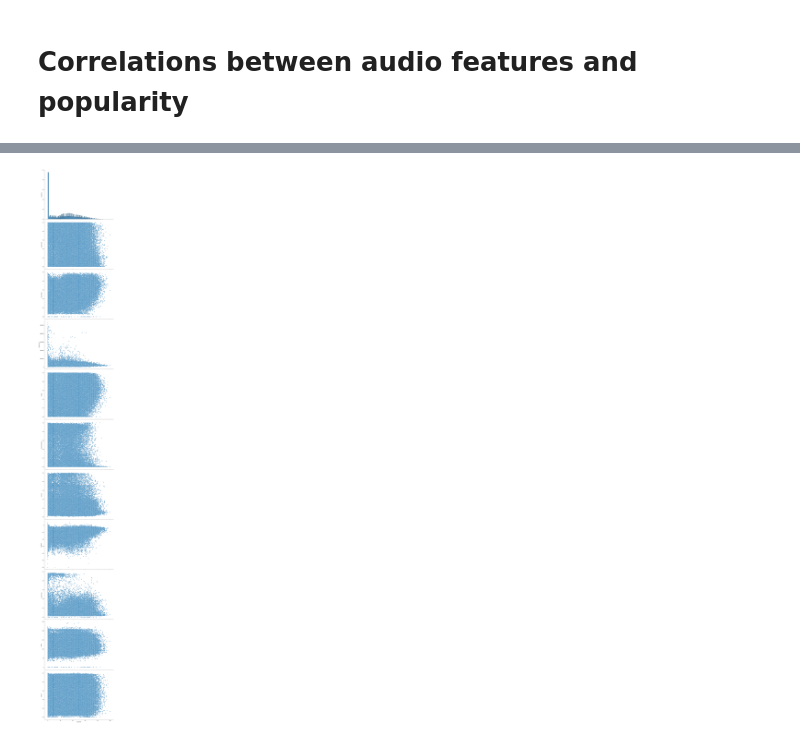
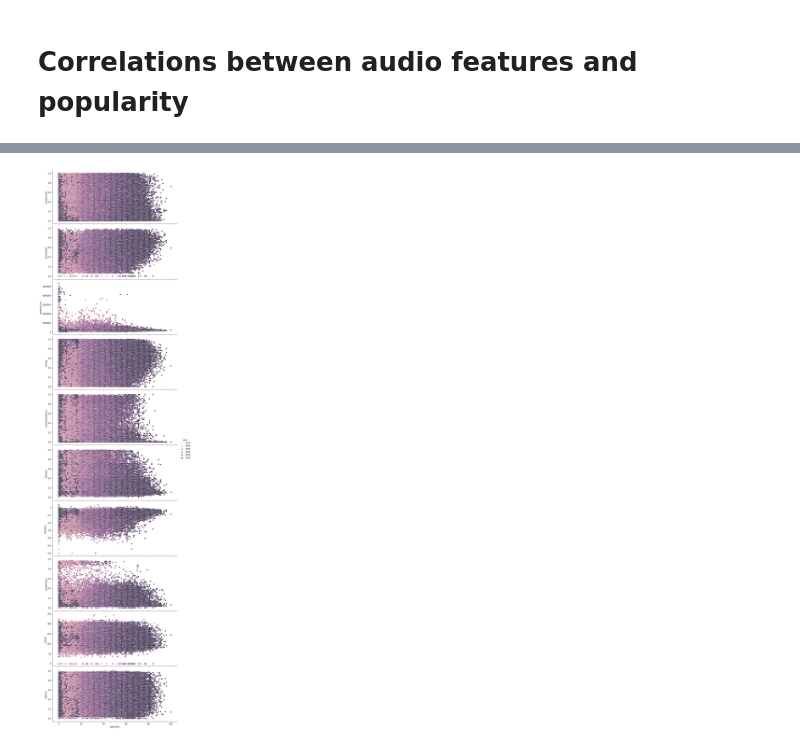
Before and after one commit to ztcnrh/Spotify-Music-Analysis, a Jupyter notebook: analysis/correlations_analysis.ipynb, the cells around one changed output, grey strips where cells are left out. Drawn from its saved outputs; the diff is of its cells as text; code cells hidden in the pictures.

Commit message:
Modifify code to bulk and beautify image output. Also add codes for a snapshot of all popualarity scatter plots AND add 'plt.savefig()' capabilities to save all .png outputs for presentation purposes.

```diff
--- a/analysis/correlations_analysis.ipynb
+++ b/analysis/correlations_analysis.ipynb
@@ -79,13 +82,11 @@ corr_matrix
 | valence | 0.063471 | -0.166968 | 0.536713 | -0.183199 | 0.326418 | -0.219188 | -0.005781 | 0.302520 | ... |
 # %%
 # scatter plot of popularity vs all other variables
-# Use mask to hide the upper triangle because it's duplicated
-# mask = np.triu(np.ones_like(corr_matrix, dtype=bool))
-scatter = sn.pairplot(df,x_vars = ['popularity'],
+scatter = sn.pairplot(df, x_vars = ['popularity'],
                       y_vars = ['acousticness','danceability', 'duration_ms', 'energy', 'instrumentalness', 'liveness', 'loudness', 'speechiness', 'tempo', 'valence'],
-                     height = 8,
-                     aspect = 1.5)
+                     hue='year', height = 4, aspect = 2.5)
 
-# corner = True
+# Save figure
+scatter.savefig('../images/popularity_scatter.png')
 # %% [output]
-[figure, old version]
+[figure, new version]
```
Also changed, not shown: parts of 2 cells of this notebook.
